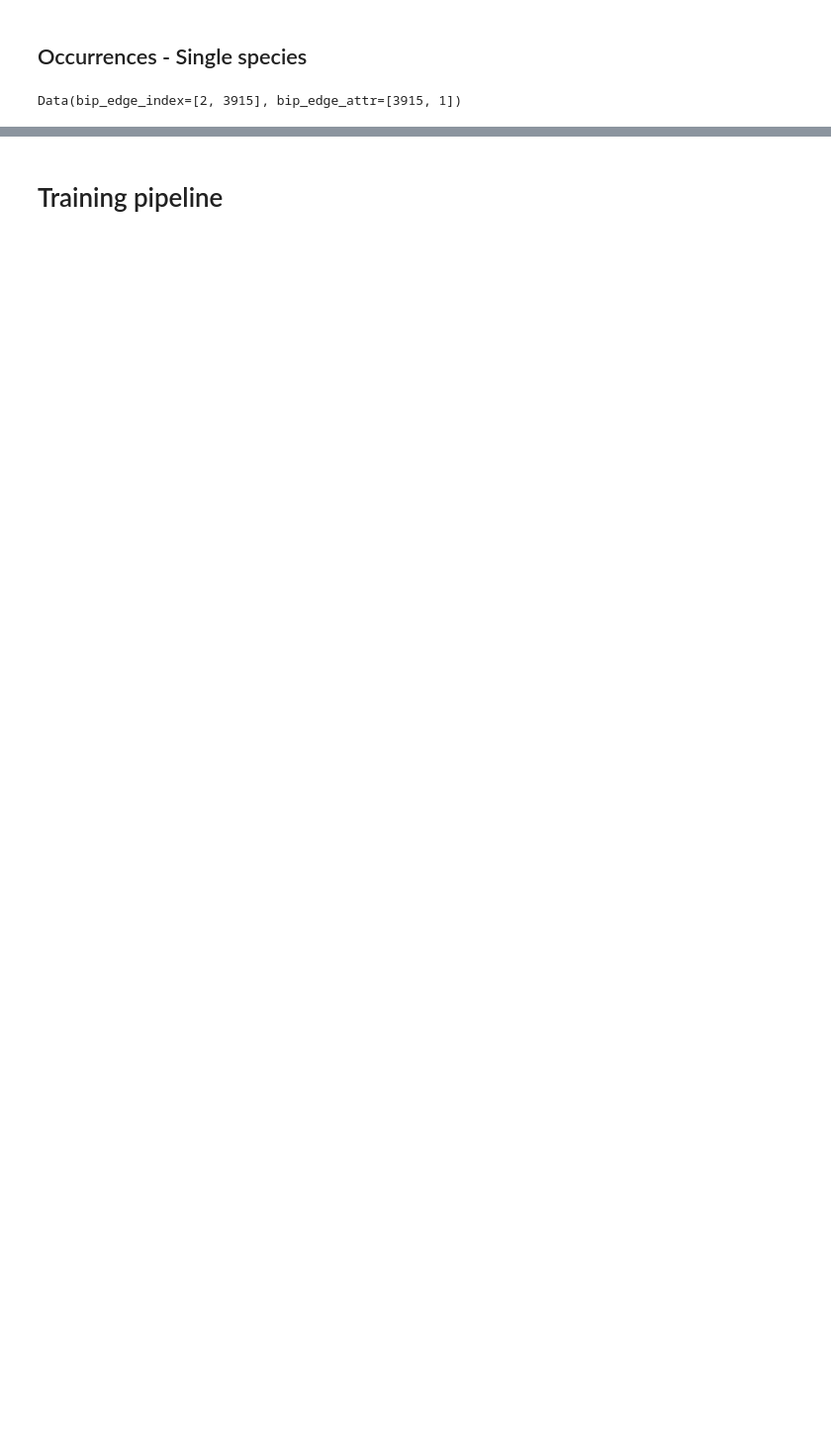
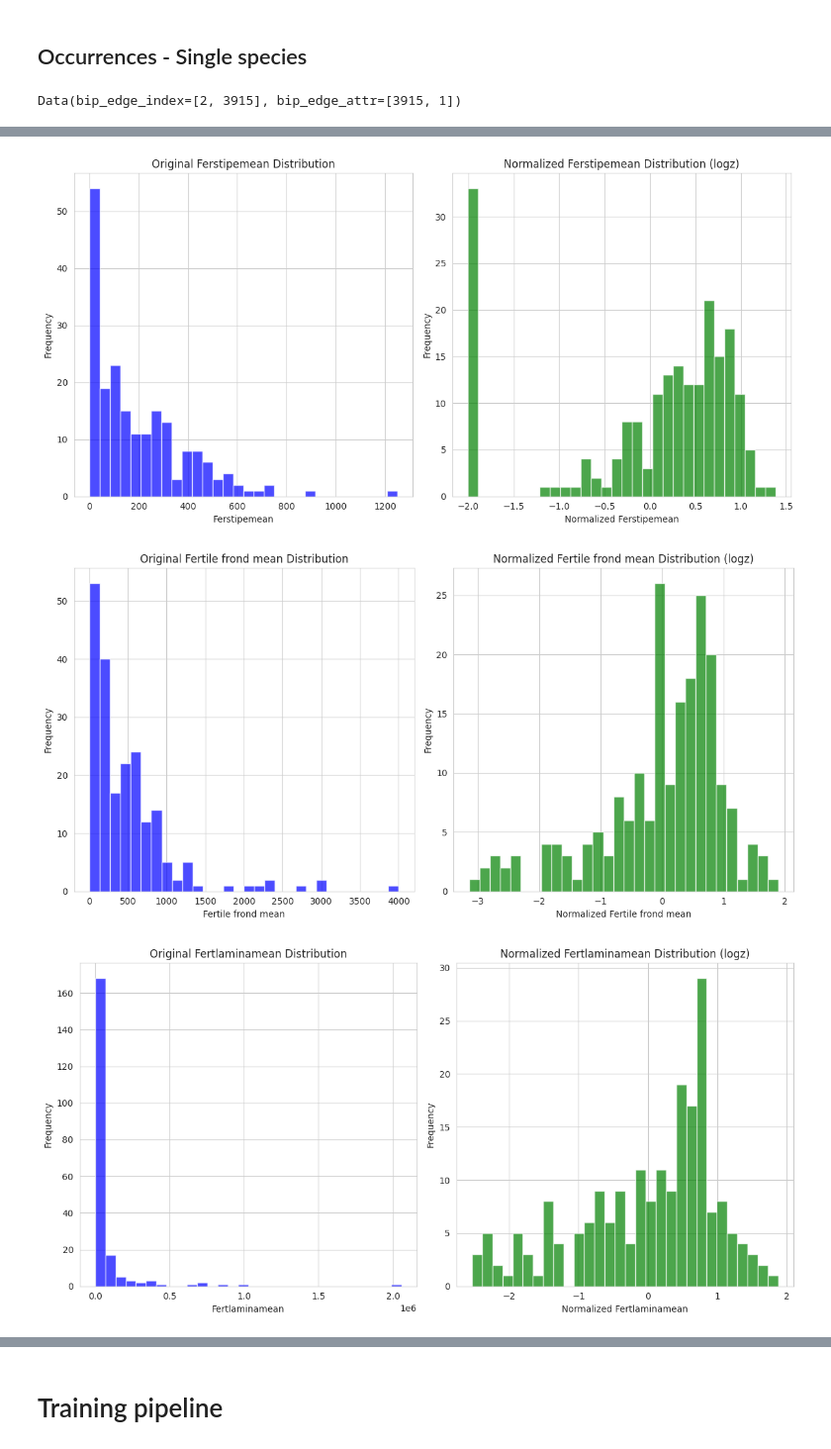
Before and after one commit to simone7monaco/newzeland-plants, a Jupyter notebook: new_dataset.ipynb, the cells around one changed output, grey strips where cells are left out. Shown at 99% size. Cells and saved outputs as stored; diff of their text form; code cells hidden in the pictures; blank space fills up the shorter version.

```diff
--- a/data/new_dataset.ipynb
+++ b/new_dataset.ipynb
@@ -8,7 +8,7 @@ from pathlib import Path
 from matplotlib import pyplot as plt
 import seaborn as sns
 sns.set_style('whitegrid')
-data_path = Path('Ferns')
+data_path = Path('data/Ferns')
 
 def load_raster(f, grid_step=.1):
     raster = xr.open_dataarray(f)
@@ -448,0 +427,47 @@ AttributeError: 'SpectralClustering' object has no attribute 'predict'
+# %%
+from loader import FernDataset
+dataset = FernDataset(root=data_path, transform=None, pre_transform=None)
+# %%
+import numpy as np
+from scipy import stats
+import matplotlib.pyplot as plt
+
+def plot_normalization(col, normalization_type):
+    df = dataset.traits_all
+    assert col in df.columns, f"Column {col} not found in dataset"
+    assert normalization_type in ["zscore", "minmax", "log", "logz", "boxcox"], f"Normalization type {normalization_type} not recognized"
+
+    if normalization_type == "zscore":
+        norm_col = (df[col] - df[col].mean()) / df[col].std()
+    elif normalization_type == "minmax":
+        norm_col = (df[col] - df[col].min()) / (df[col].max() - df[col].min())
+    elif normalization_type == "log":
+        norm_col = np.log(df[col] + 1)
+    elif normalization_type == "logz":
+        norm_col = (np.log(df[col] + 1) - np.log(df[col] + 1).mean()) / np.log(df[col] + 1).std()
+    elif normalization_type == "boxcox":
+        norm_col, _ = stats.boxcox(df[col] + 1)
+
+    fig, ax = plt.subplots(1, 2, figsize=(12, 6))
+    ax[0].hist(df[col], bins=30, color='blue', alpha=0.7)
+    ax[0].set_title(f"Original {col} Distribution")
+    ax[0].set_xlabel(col)
+    ax[0].set_ylabel("Frequency")
+    ax[1].hist(norm_col, bins=30, color='green', alpha=0.7)
+    ax[1].set_title(f"Normalized {col} Distribution ({normalization_type})")
+    ax[1].set_xlabel(f"Normalized {col}")
+    ax[1].set_ylabel("Frequency")
+    plt.tight_layout()
+    plt.show()
+# %%
+for col in dataset.traits_all.columns:
+    if 'mean' in col.lower():
+        # continue
+        plot_normalization(col, 'logz')
+# for col in dataset.traits_all.columns:
+#     if 'std' in col.lower():
+#         plot_normalization(col, 'logz')
+# %% [output]
+[figure, added]
+[figure, added]
+[figure, added]
```
Also changed, not shown: parts of 41 cells of this notebook, 13 other files.
